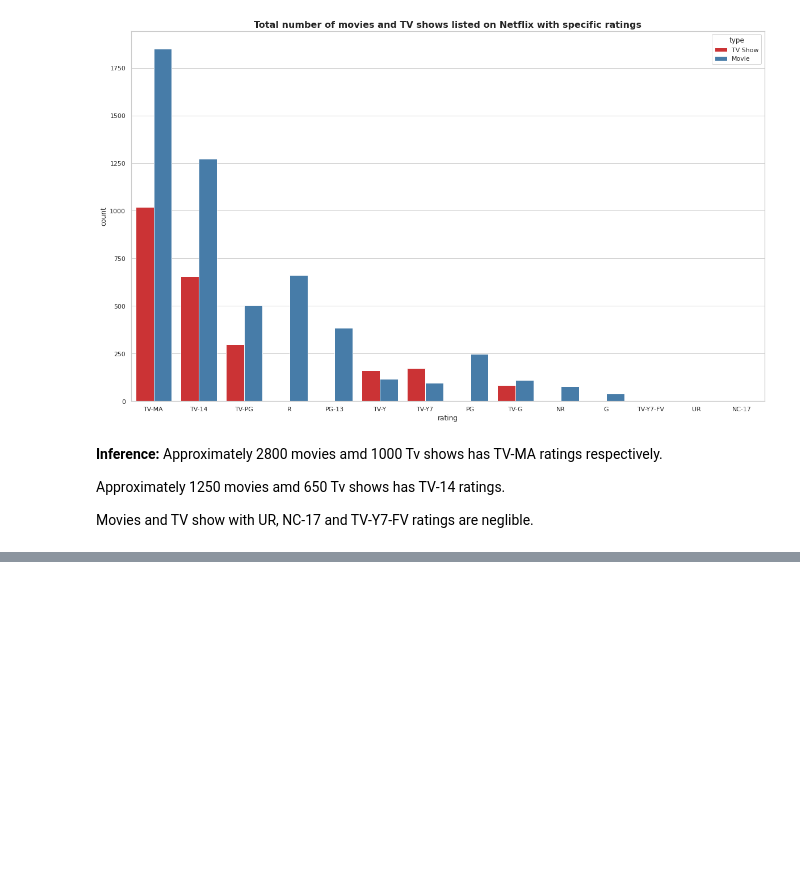
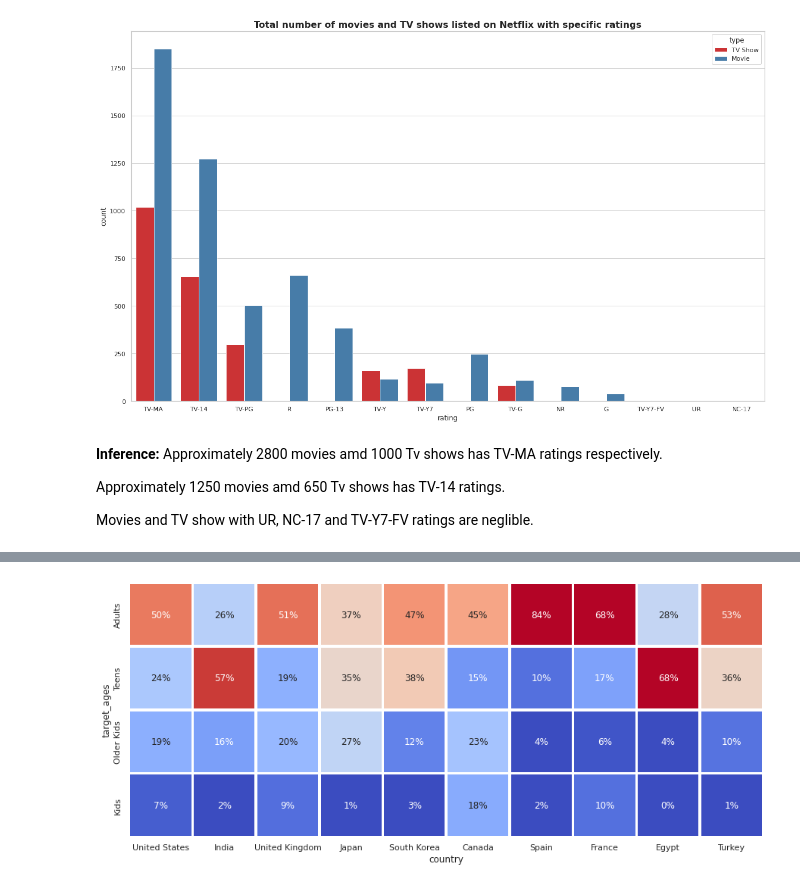
Before and after one commit to shubham-bhadouria/Netflix-Movies-and-TV-shows-clustering, a Jupyter notebook: Netflix_movies_and_TV_show_clustering.ipynb, the cells around one changed output, grey strips where cells are left out. Drawn from its saved outputs; the diff is of its cells as text; code cells hidden in the pictures; blank space fills up the shorter version.

```diff
--- a/Netflix_movies_and_TV_show_clustering.ipynb
+++ b/Netflix_movies_and_TV_show_clustering.ipynb
@@ -510,0 +503,30 @@ Netflix_df[~(Netflix_df['country']=='Unknown')].country.value_counts()[:10].rese
+# %%
+#Target audience proportion in top 10 countries where the movies/TV shows has been produced.
+
+# grouping the ratings into various categories
+ratings = {
+    'TV-PG': 'Older Kids',
+    'TV-MA': 'Adults',
+    'TV-Y7-FV': 'Older Kids',
+    'TV-Y7': 'Older Kids',
+    'TV-14': 'Teens',
+    'R': 'Adults',
+    'TV-Y': 'Kids',
+    'NR': 'Adults',
+    'PG-13': 'Teens',
+    'TV-G': 'Kids',
+    'PG': 'Older Kids',
+    'G': 'Kids',
+    'UR': 'Adults',
+    'NC-17': 'Adults'
+}
+Netflix_df['target_ages'] = Netflix_df['rating'].replace(ratings)        # adding new column 'target_ages' which contains ratings
+Netflix_df['target_ages'] = pd.Categorical(Netflix_df['target_ages'], categories=['Kids', 'Older Kids', 'Teens', 'Adults'])
+
+netflix = Netflix_df[~(Netflix_df['country']=='Unknown')]                      # dataframe containing known countries
+Top_10_countries = netflix.country.value_counts()[:10].reset_index()           # containing data of top 10 countries where the movies/Tv shows has been produced
+
+
+heatmap = netflix.loc[netflix['country'].isin(Top_10_countries['index'])]
+heatmap = pd.crosstab(heatmap['country'],heatmap['target_ages'],normalize = "index").T
+heatmap
@@ -510,0 +540,12 @@ Netflix_df[~(Netflix_df['country']=='Unknown')].country.value_counts()[:10].rese
+# %%
+# Plotting the heatmap for finding the target audience proportion in top 10 countries where the movies/TV shows has been produced.
+fig, ax = plt.subplots(1, 1, figsize=(15, 15))
+
+country_order = list(Top_10_countries['index'])      # list of top 10 countries where the movies/Tv shows has been produced
+age_order = ['Adults', 'Teens', 'Older Kids', 'Kids']
+
+sns.heatmap(heatmap.loc[age_order,country_order],cmap="coolwarm",square=True, linewidth=2.5,cbar=False,
+            annot=True,fmt='1.0%',vmax=.6,vmin=0.05,ax=ax,annot_kws={"fontsize":12})
+plt.show()
+# %% [output]
+[figure, added]
```
Also changed, not shown: parts of 6 cells of this notebook.
